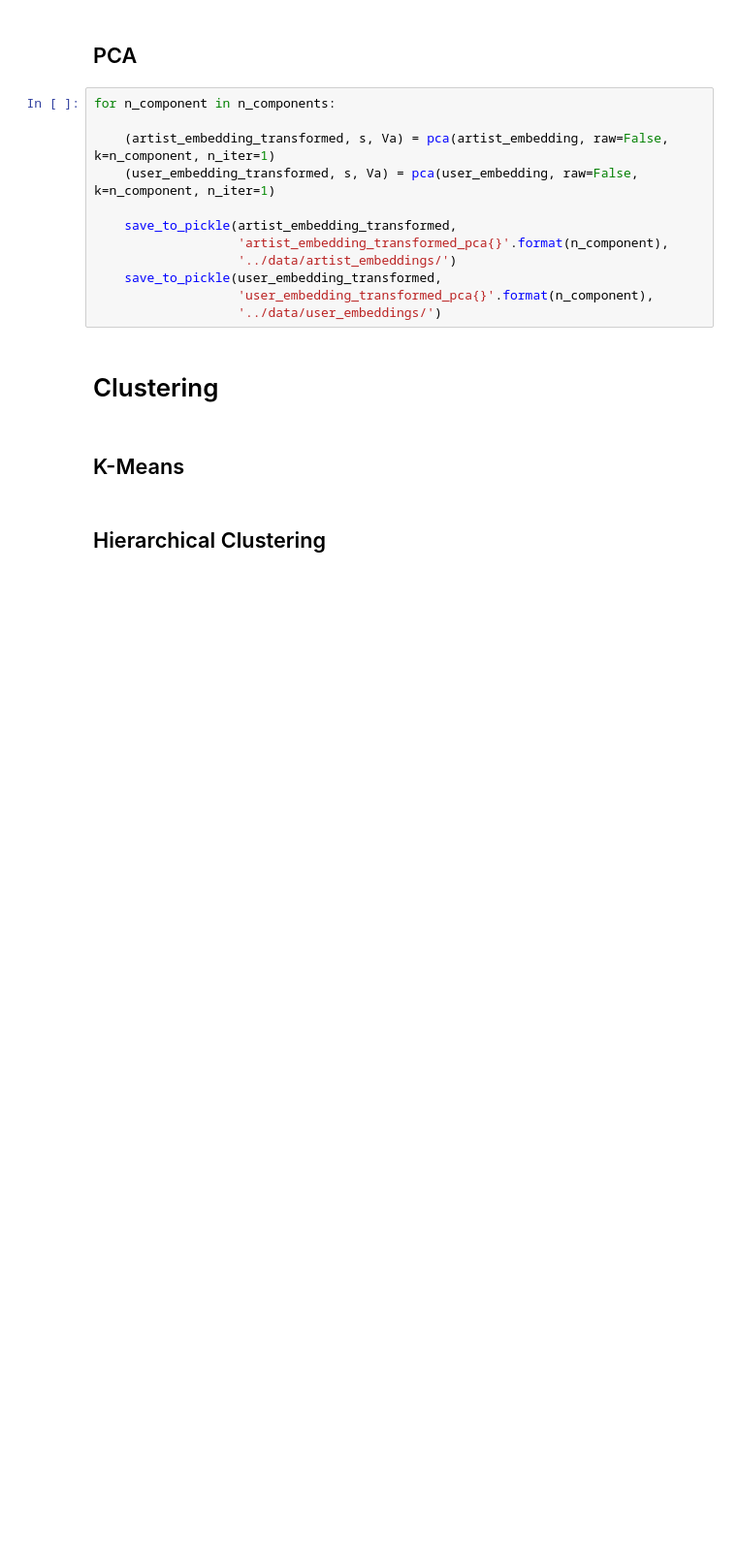
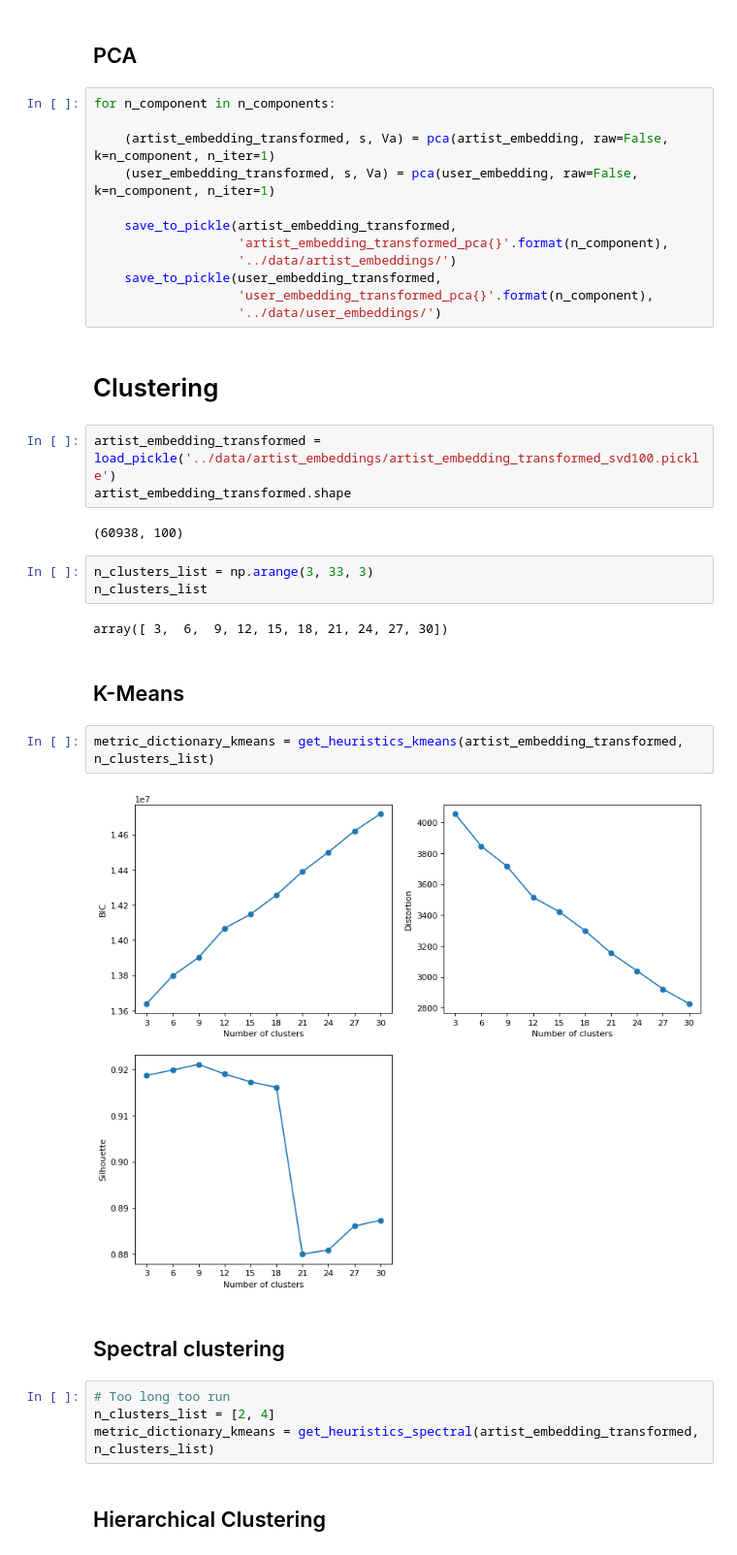
Before and after one commit to lamolivier/EPFL-MLBD-Project, a Jupyter notebook: notebooks/dim_reduction.ipynb, the cells around one changed output. Shown at 97% size. Drawn from its saved outputs; the diff is of its cells as text; blank space fills up the shorter version.

Commit message:
Add clustering

```diff
--- a/notebooks/dim_reduction.ipynb
+++ b/notebooks/dim_reduction.ipynb
@@ -61,7 +67,27 @@ for n_component in n_components:
                    '../data/user_embeddings/')
 # %% [markdown]
 # Clustering
+# %%
+artist_embedding_transformed = load_pickle('../data/artist_embeddings/artist_embedding_transformed_svd100.pickle')
+artist_embedding_transformed.shape
+# %% [output]
+(60938, 100)
+# %%
+n_clusters_list = np.arange(3, 33, 3)
+n_clusters_list
+# %% [output]
+array([ 3,  6,  9, 12, 15, 18, 21, 24, 27, 30])
 # %% [markdown]
 ## K-Means
+# %%
+metric_dictionary_kmeans = get_heuristics_kmeans(artist_embedding_transformed, n_clusters_list)
+# %% [output]
+[figure, added]
+# %% [markdown]
+## Spectral clustering
+# %%
+# Too long too run
+n_clusters_list = [2, 4]
+metric_dictionary_kmeans = get_heuristics_spectral(artist_embedding_transformed, n_clusters_list)
 # %% [markdown]
 ## Hierarchical Clustering
```
Also changed, not shown: parts of 2 cells of this notebook.
